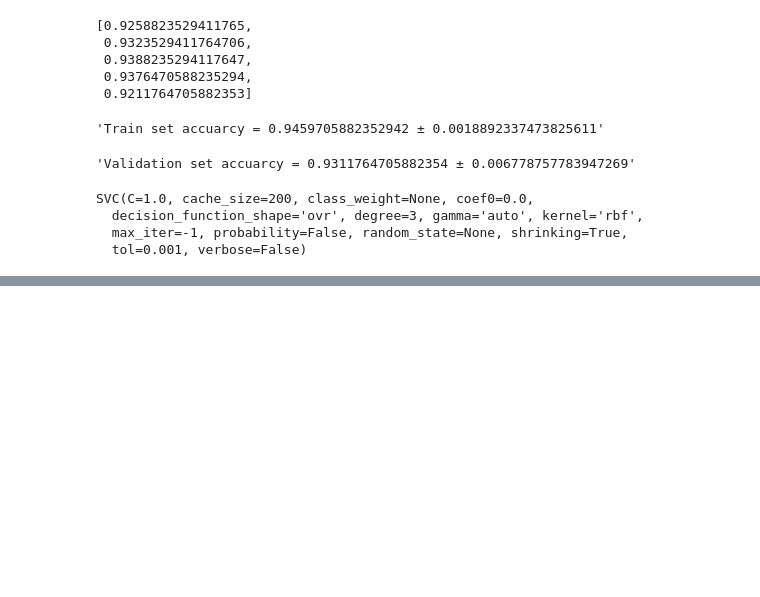
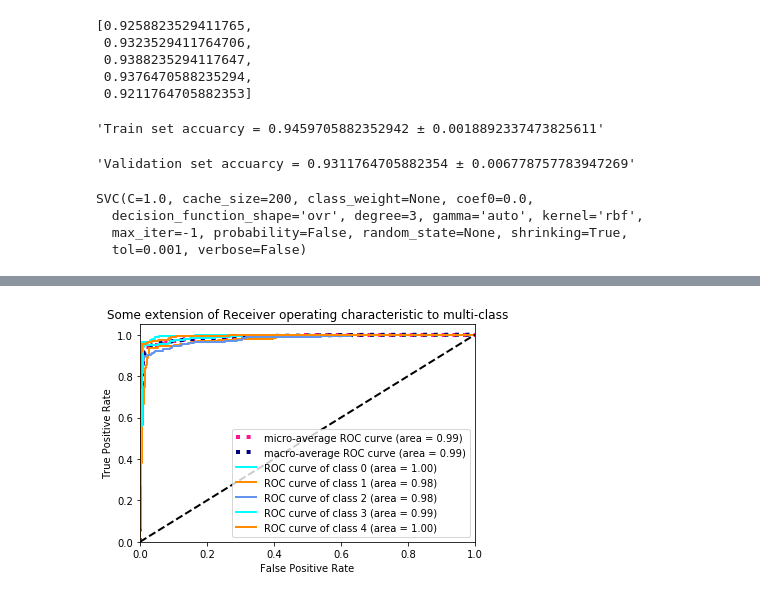
Before and after one commit to Hitkul/ML_course_IIITD, a Jupyter notebook: Assignment 2/Assignment_2.ipynb, the cells around one changed output, grey strips where cells are left out. Cells and saved outputs as stored; diff of their text form; code cells hidden in the pictures; blank space fills up the shorter version.

```diff
--- a/Assignment 2/Assignment_2.ipynb
+++ b/Assignment 2/Assignment_2.ipynb
@@ -545,0 +614,4 @@ accuracy_score(Y_test,pred)
+# %%
+plot_multi_class_ROC_curve(clf,X_test,Y_test)
+# %% [output]
+[figure, added]
```
Also changed, not shown: parts of 11 cells of this notebook.
